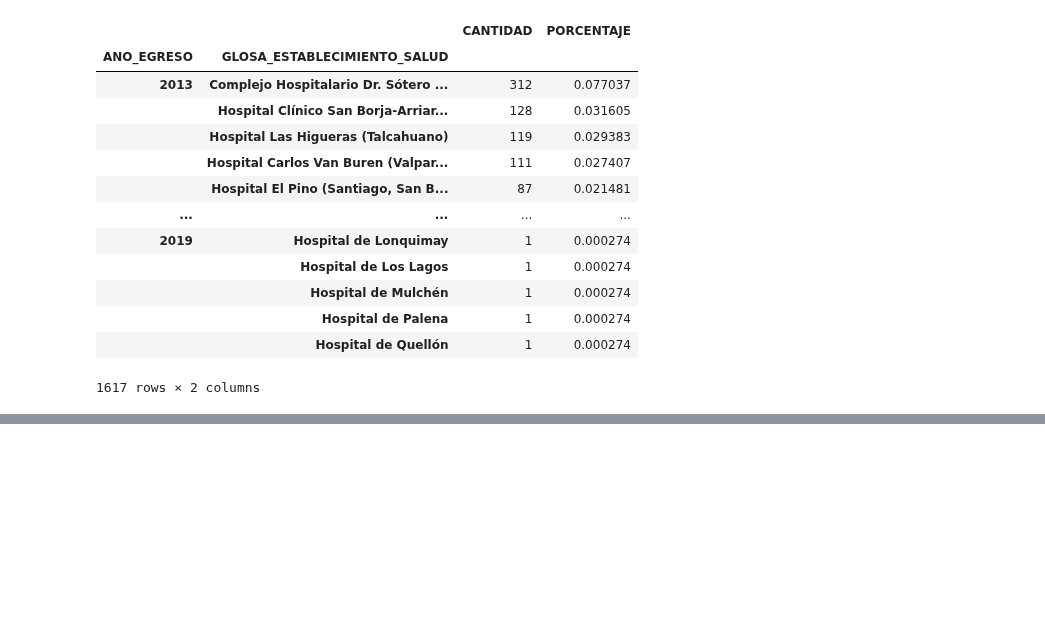
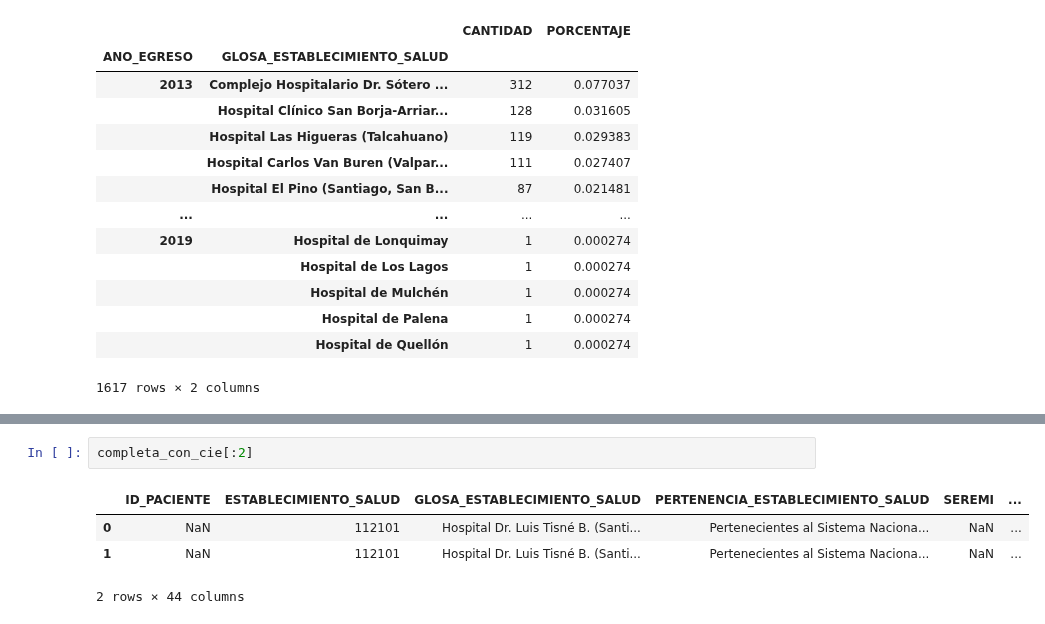
Before and after one commit to JavierRojas14/egresos-hospitalarios, a Jupyter notebook: distribucion_datos.ipynb, the cells around one changed output, grey strips where cells are left out. Saved outputs shown, nothing was run; the diff lists cells and outputs as text; blank space fills up the shorter version.

```diff
--- a/distribucion_datos.ipynb
+++ b/distribucion_datos.ipynb
@@ -389,0 +456,7 @@ ranking
+# %%
+completa_con_cie[:2]
+# %% [output]
+|  | ID_PACIENTE | ESTABLECIMIENTO_SALUD | GLOSA_ESTABLECIMIENTO_SALUD | PERTENENCIA_ESTABLECIMIENTO_SALUD | SEREMI | ... |
+| 0 | NaN | 112101 | Hospital Dr. Luis Tisné B. (Santi... | Pertenecientes al Sistema Naciona... | NaN | ... |
+| 1 | NaN | 112101 | Hospital Dr. Luis Tisné B. (Santi... | Pertenecientes al Sistema Naciona... | NaN | ... |
+2 rows × 44 columns
```
Also changed, not shown: parts of 11 cells of this notebook, 1 other file.
